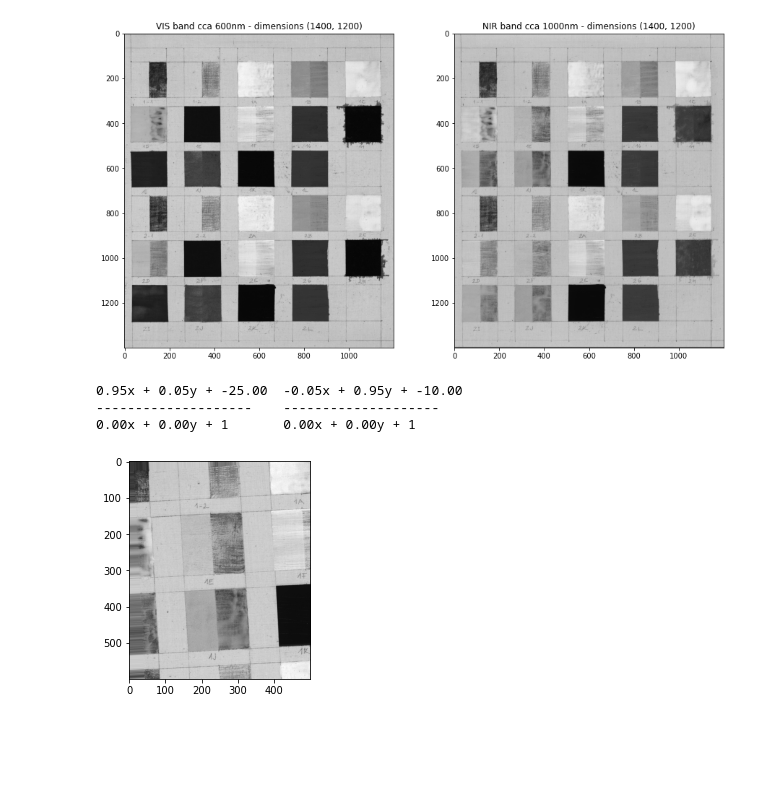
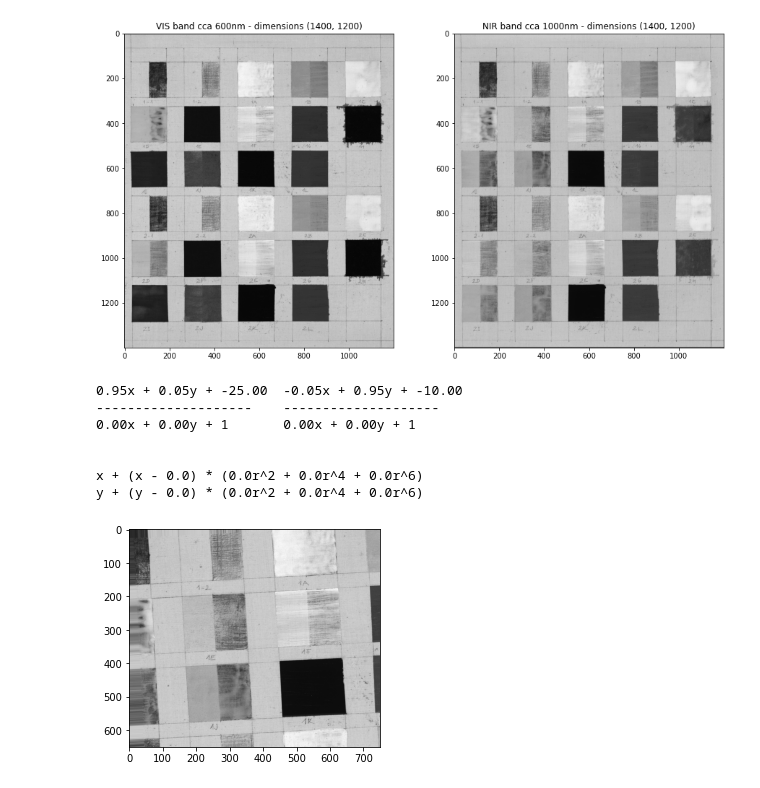
Before and after one commit to gimlidc/igre, a Jupyter notebook: notebooks/05_heritech.ipynb, the cells around one changed output. Saved outputs shown, nothing was run; the diff lists cells and outputs as text; code cells hidden in the pictures; blank space fills up the shorter version.

```diff
--- a/notebooks/05_heritech.ipynb
+++ b/notebooks/05_heritech.ipynb
@@ -36,16 +36,20 @@ plt.show()
 shift = [25., 10.] # allowed range (=tested) [-50px, 50px]
 rotation = 3. # allowed range is [-4°,4°]
 scale = 1.05 # allowed range [0.9, 1.1]
-T = Transformation.build(scale, rotation, shift)
+T = Transformation.build_affine(scale, rotation, shift)
 print(T)
 # %% [output]
 0.95x + 0.05y + -25.00  -0.05x + 0.95y + -10.00
 --------------------    --------------------
 0.00x + 0.00y + 1       0.00x + 0.00y + 1
+
+
+x + (x - 0.0) * (0.0r^2 + 0.0r^4 + 0.0r^6)
+y + (y - 0.0) * (0.0r^2 + 0.0r^4 + 0.0r^6)
 # %%
-nir_t = Transformation.affine(nir[200:800,150:650], scale, rotation, shift)
+nir_t = T.apply_tform(nir[150:800,150:900])
 plt.imshow(nir_t, cmap="gray")
 plt.show()
 # %% [output]
-[figure, old version]
+[figure, new version]
 # %%
```
Also changed, not shown: parts of 2 cells of this notebook, 8 other files.
